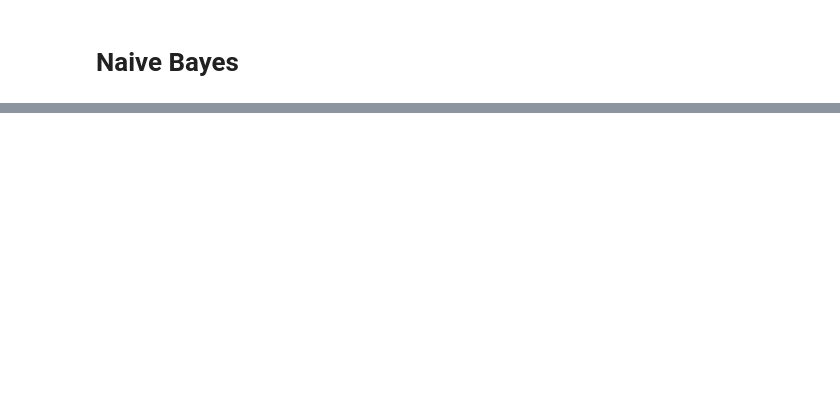
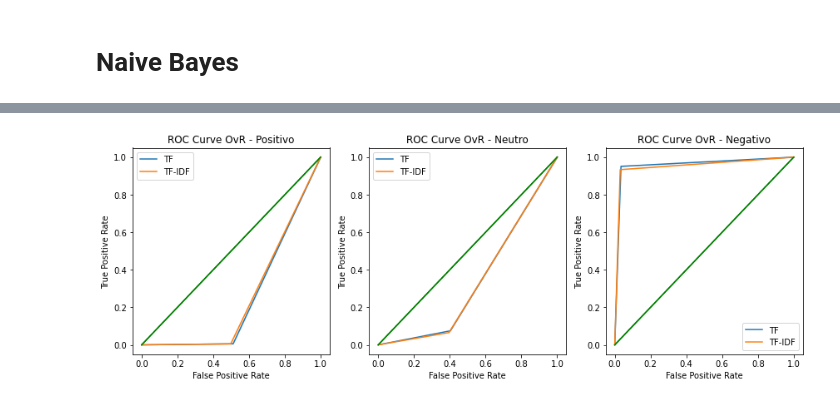
Before and after one commit to brenojantorno/PLN_Sentiment_Analysis, a Jupyter notebook: Sentiment Analysis.ipynb, the cells around one changed output, grey strips where cells are left out. Drawn from its saved outputs; the diff is of its cells as text; code cells hidden in the pictures; blank space fills up the shorter version.

Commit message:
Adicionando a curva ROC e limpando o código.

```diff
--- a/Sentiment Analysis.ipynb
+++ b/Sentiment Analysis.ipynb
@@ -147,0 +159,11 @@ bag_of_word['tf-idf'] = tf_idf
+# %%
+bag_of_word = {}
+#TF
+vectorizer = CountVectorizer()
+bag_of_word['tf'] = vectorizer.fit_transform(twetter_df_clean.Text)
+bag_of_word['tf'] = bag_of_word['tf'].toarray()
+
+#TF-IDF
+vectorizer = TfidfVectorizer()
+bag_of_word['tf-idf'] = vectorizer.fit_transform(twetter_df_clean.Text)
+bag_of_word['tf-idf'] = bag_of_word['tf-idf'].toarray()
@@ -256,0 +336,34 @@ AttributeError: 'AxesSubplot' object has no attribute 'bar_label'
+# %%
+# Plots the Probability Distributions and the ROC Curves One vs Rest
+# Utilizando a metodologia OvR One vs Rest ou Um versus o resto
+
+plt.figure(figsize = (12, 8))
+classes =  twetter_df_clean.Classificacao.unique()
+roc_auc_ovr = {}
+
+# Calcula a curva ROC para cada tipo de calculo da bag of words
+for key in dic_predicts_proba.keys():
+
+  for i in range(len(classes)):
+      # Recupera a classe
+      classe = classes[i]
+
+      # Verificar
+      list_class = [1 if y == classe else 0 for y in y_test]
+      list_prob =  dic_predicts_proba[key][:, 0]
+      data = {"class": list_class, "prob": list_prob}
+      df_aux = pd.DataFrame(data)
+
+      # Calculates the ROC Coordinates and plots the ROC Curves
+      ax_bottom = plt.subplot(2, 3, i+4)
+      tpr, fpr = get_all_roc_coordinates(df_aux['class'], df_aux['prob'])
+      plot_roc_curve(tpr, fpr, scatter = False, ax = ax_bottom, label_name=key)
+      ax_bottom.set_title(f"ROC Curve OvR - {classe}")
+
+    # Calculates the ROC AUC OvR
+      roc_auc_ovr[i] = metrics.roc_auc_score(df_aux['class'], df_aux['prob'])
+
+
+plt.tight_layout()
+# %% [output]
+[figure, added]
```
Also changed, not shown: parts of 29 cells of this notebook.
